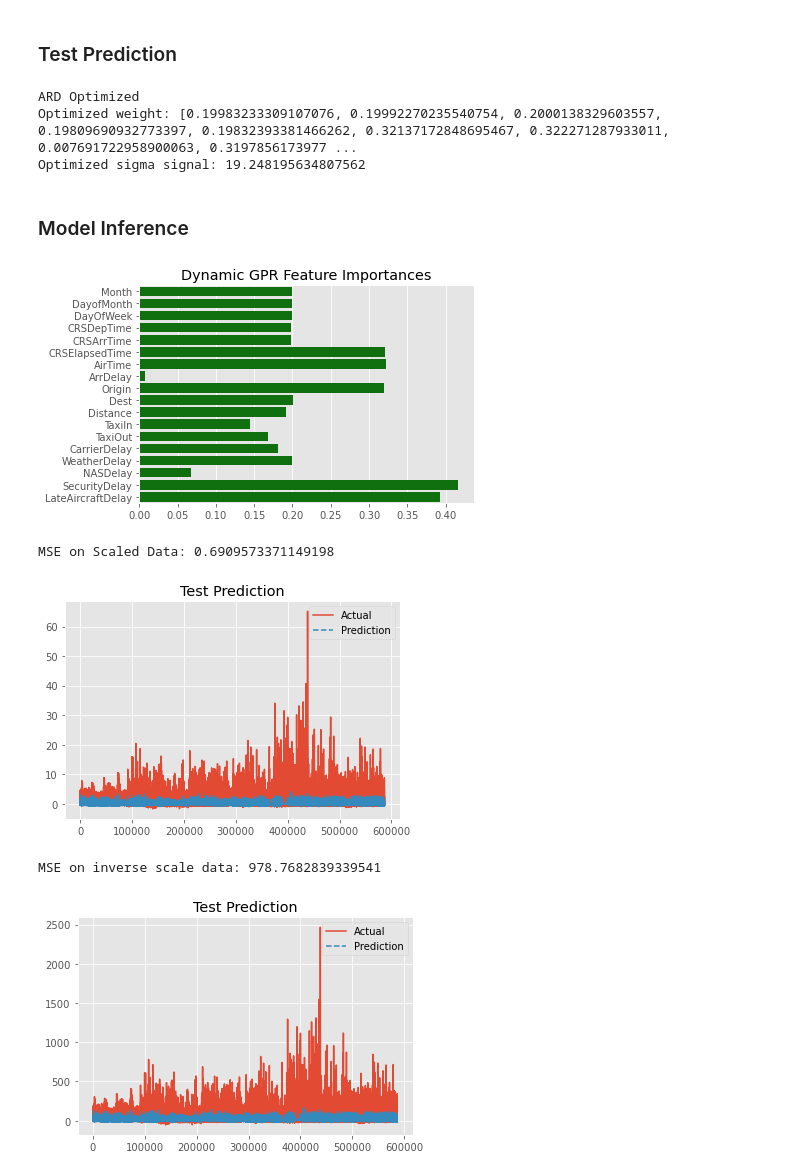
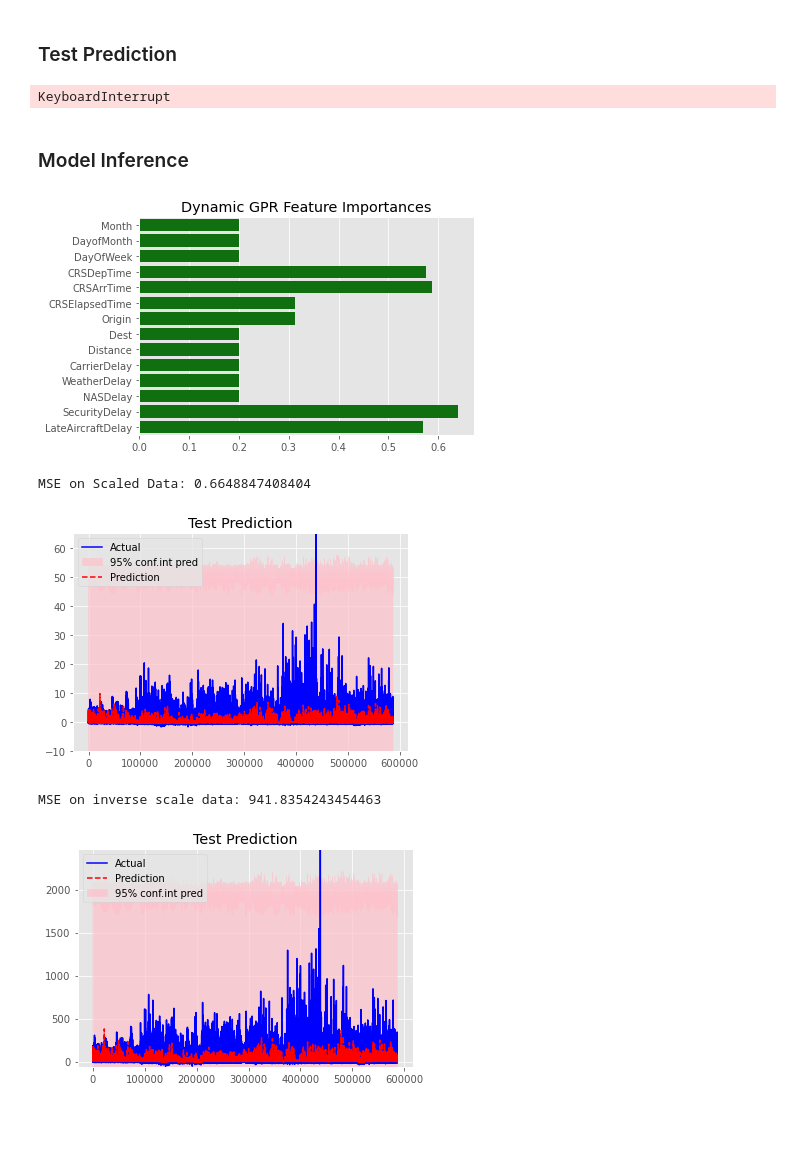
Before and after one commit to Andikazidanef15/DynamicGPR, a Jupyter notebook: K4_Tubes_DynamicGPR (1).ipynb, the cells around one changed output. Saved outputs shown, nothing was run; the diff lists cells and outputs as text; code cells hidden in the pictures; blank space fills up the shorter version.

```diff
--- a/K4_Tubes_DynamicGPR (1).ipynb
+++ b/K4_Tubes_DynamicGPR (1).ipynb
@@ -275,11 +356,11 @@ X_test[['Origin', 'Dest']]
 # %%
 # Drop Features
 X_train.drop(['date','Year','FlightNum',
-              'UniqueCarrier','TailNum','CancellationCode'], axis = 1, inplace = True)
+              'UniqueCarrier','TailNum'], axis = 1, inplace = True)
 
 # Save Test ID
 test_ID = X_test[['date','FlightNum', 'UniqueCarrier','TailNum', 'Origin', 'Dest']]
-X_test.drop(['date','Year','FlightNum', 'UniqueCarrier','TailNum','CancellationCode'], axis = 1, inplace = True)
+X_test.drop(['date','Year','FlightNum', 'UniqueCarrier','TailNum'], axis = 1, inplace = True)
 # %% [markdown]
 #### Encoding Categorical
 # %% [markdown]
@@ -325,4 +412,4 @@ Untuk mencegah kebocoran informasi variabel target saat cross validation, maka t
 cat_columns = X_train.select_dtypes(include = ['object']).columns
 
 # Target Encoding
-te = TargetEncoder(cols=cat_columns)
+te = MEstimateEncoder(cols=cat_columns, m = 5.0)
@@ -550,7 +659,7 @@ l_init = None
 sigma_init = 10.0
 weight_init = [0.2 for i in range(len(X_train.columns))]
 kernel_type = 'ARD'
-n_clusters = 10
+n_clusters = 50
 learning_rate = 1e-2
 batch_size = 32
 
@@ -564,25 +673,20 @@ gpr = DynamicGPR(l_init = l_init,
                  batch_size = batch_size)
 
 # Fit the model
-gpr.fit(X_train_scaled_mat, y_train_scaled)
+gpr.fit(X_train_scaled_mat, y_train_scaled, randomized = True)
+# %% [output]
+KeyboardInterrupt
 # %%
 # Predict
-y_pred, params = gpr.predict(X_test_scaled_mat,
-                       return_var = False,
+y_pred, var_pred, params = gpr.predict(X_test_scaled_mat,
                        center_cluster = False,
                        eval_kernel = True)
-# %% [output]
-ARD Optimized
-Optimized weight: [0.19983233309107076, 0.19992270235540754, 0.2000138329603557, 0.19809690932773397, 0.19832393381466262, 0.32137172848695467, 0.322271287933011, 0.007691722958900063, 0.3197856173977 ...
-Optimized sigma signal: 19.248195634807562
 # %% [markdown]
 ### Model Inference
 # %%
-weight_features = [0.19983233309107076, 0.19992270235540754, 0.2000138329603557, 0.19809690932773402,
-                   0.19832393381466268, 0.32137172848695444, 0.3222712879330111, 0.0076917229589015795,
-                   0.31978561739776684, 0.20100546374385522, 0.19179048432040624, 0.1446488740179604,
-                   0.16827963276567323, 0.1816455620609336, 0.20000112748770385, 0.06700939973849772,
-                   0.41635980819682694, 0.39242210610315614]
+weight_features = [0.20005613654610202, 0.20000891776592283, 0.2000860303254281, 0.5765700034826242, 0.5875243103959426,
+                   0.3126132347285852, 0.3131131777234533, 0.20033227352823949, 0.20008309691165002, 0.20072787318302063,
+                   0.20000238036720808, 0.2009786126667828, 0.640335661657543, 0.5706332065814228]
 
 columns = X_train.columns
 
@@ -593,21 +697,31 @@ sns.barplot(x = weight_features,
 plt.title('Dynamic GPR Feature Importances')
 plt.show()
 # %% [output]
-[figure, old version]
+[figure, new version]
 # %%
 # Cetak nilai MSE
 print('MSE on Scaled Data:', mean_squared_error(y_test_scaled.flatten(), y_pred))
 
+# std_pred
+std_pred = np.array([var**(1/2) for var in var_pred])
+
 # Plot prediction
 idx = [i for i in range(y_test_scaled.shape[0])]
-plt.plot(idx, y_test_scaled.flatten(), label = 'Actual')
-plt.plot(idx, y_pred.flatten(), linestyle = '--', label = 'Prediction')
+plt.plot(idx, y_test_scaled.flatten(), label = 'Actual', color = 'blue')
+plt.fill_between(idx,
+                 y_pred - 1.96*std_pred,
+                 y_pred + 1.96*std_pred,
+                 color = 'pink',
+                 label = '95% conf.int pred',
+                 alpha = 0.7)
+plt.plot(idx, y_pred.flatten(), linestyle = '--', label = 'Prediction', color = 'red')
+plt.ylim(-10, y_test_scaled.flatten().max())
 plt.title('Test Prediction')
 plt.legend()
 plt.show()
 # %% [output]
-MSE on Scaled Data: 0.6909573371149198
+MSE on Scaled Data: 0.6648847408404
-[figure, old version]
+[figure, new version]
 # %%
 # Initiate Scaler
 scaler = StandardScaler()
@@ -618,17 +732,25 @@ scaler.fit(np.array(y_train).reshape(-1, 1))
 # Inverse Transform
 y_test_inv = scaler.inverse_transform(y_test_scaled).flatten()
 y_pred_inv = scaler.inverse_transform(y_pred.reshape(-1, 1)).flatten()
+std_pred_inv = scaler.inverse_transform(std_pred.reshape(-1, 1)).flatten()
 
 # Print MSE
 print('MSE on inverse scale data:', mean_squared_error(y_test_inv, y_pred_inv))
 
 # Plot prediction
 idx = [i for i in range(y_test_scaled.shape[0])]
-plt.plot(idx, y_test_inv, label = 'Actual')
-plt.plot(idx, y_pred_inv, linestyle = '--', label = 'Prediction')
+plt.plot(idx, y_test_inv, label = 'Actual', color = 'blue')
+plt.plot(idx, y_pred_inv, linestyle = '--', label = 'Prediction', color = 'red')
+plt.fill_between(idx,
+                 y_pred_inv - 1.96*std_pred_inv,
+                 y_pred_inv + 1.96*std_pred_inv,
+                 color = 'pink',
+                 label = '95% conf.int pred',
+                 alpha = 0.7)
 plt.title('Test Prediction')
+plt.ylim(-60, y_test_inv.max())
 plt.legend()
 plt.show()
 # %% [output]
-MSE on inverse scale data: 978.7682839339541
+MSE on inverse scale data: 941.8354243454463
-[figure, old version]
+[figure, new version]
```
Also changed, not shown: parts of 33 cells of this notebook.
